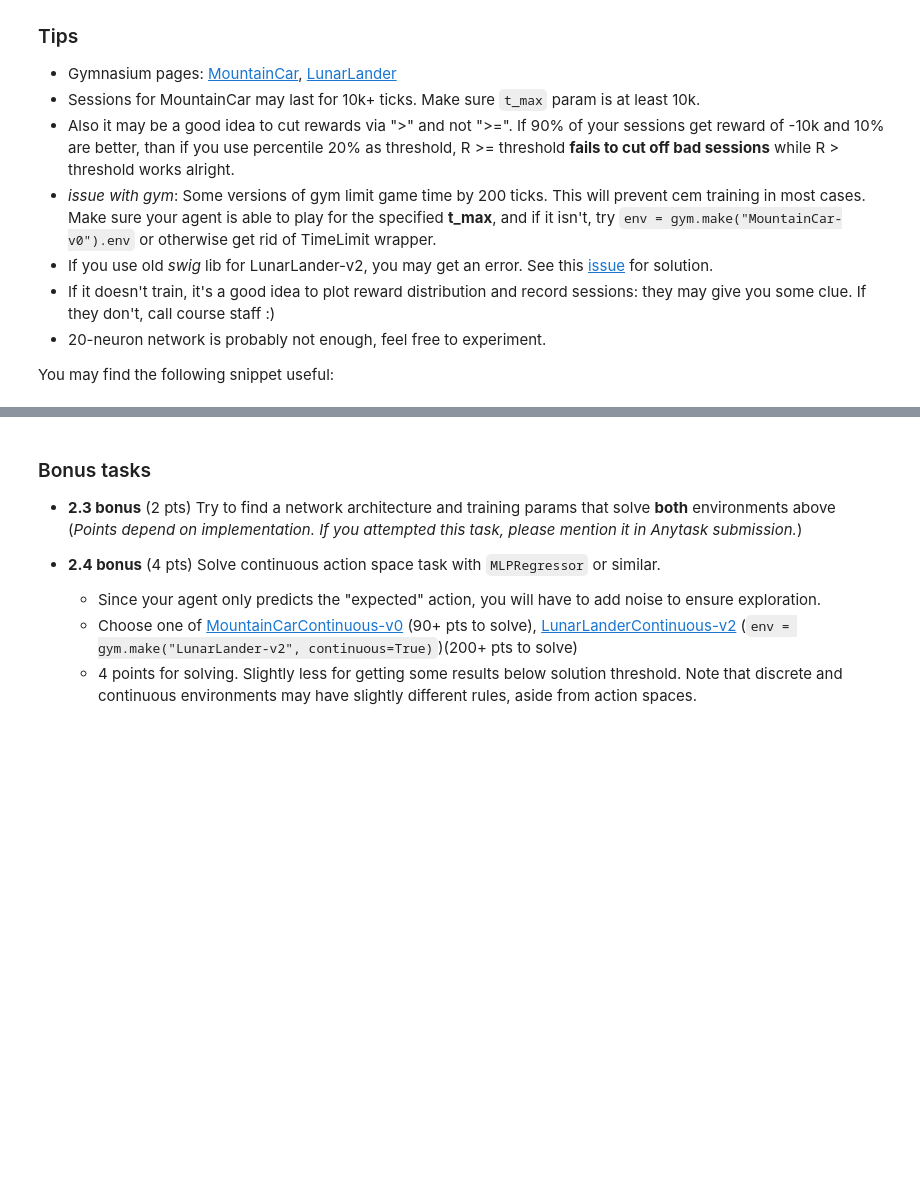
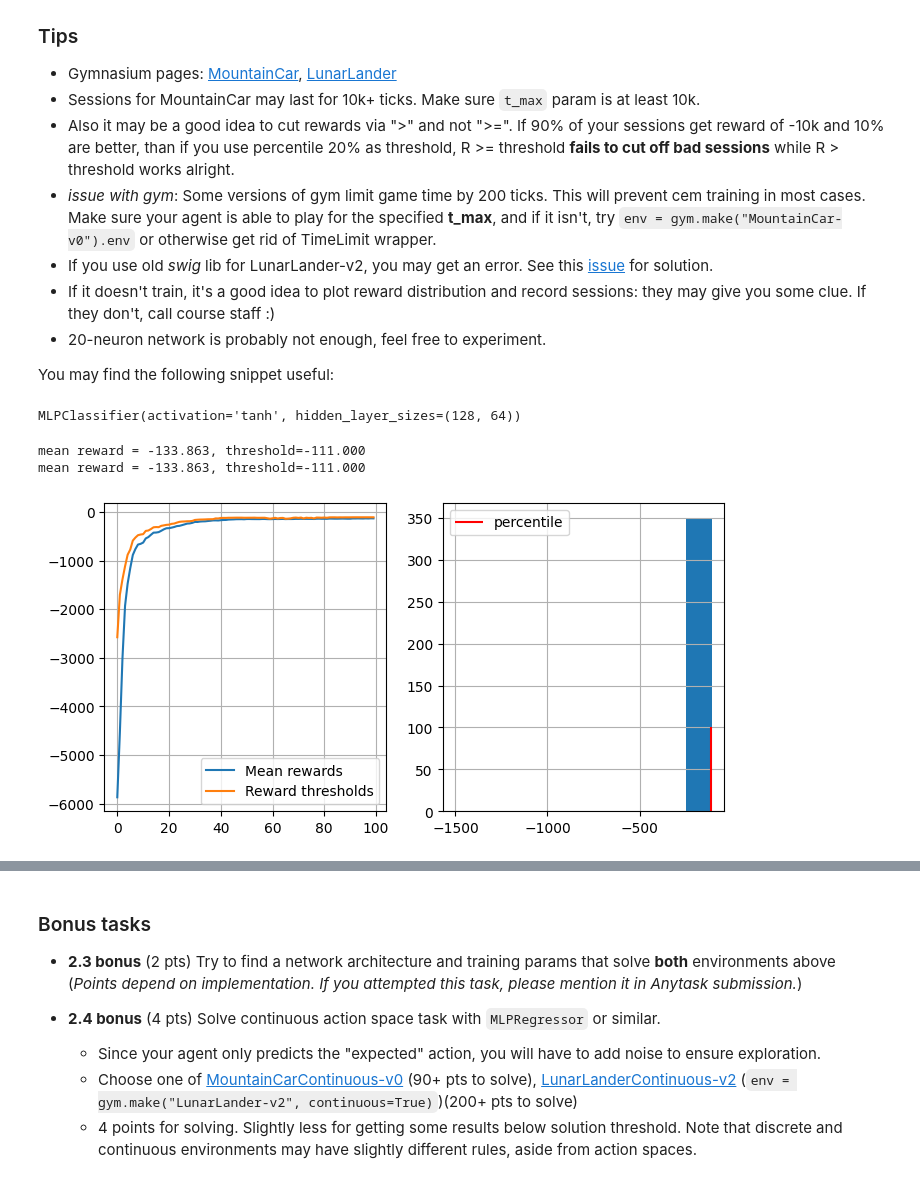
Before and after one commit to xaeliudzyh/ysda_Practical_RL, a Jupyter notebook: week01_intro/deep_crossentropy_method.ipynb, the cells around one changed output, grey strips where cells are left out. Drawn from its saved outputs; the diff is of its cells as text; code cells hidden in the pictures; blank space fills up the shorter version.

```diff
--- a/week01_intro/deep_crossentropy_method.ipynb
+++ b/week01_intro/deep_crossentropy_method.ipynb
@@ -346,0 +403,16 @@ You may find the following snippet useful:
+# %%
+
+env = gym.make("MountainCar-v0", render_mode="rgb_array").unwrapped
+
+env.reset()
+n_actions = env.action_space.n
+state_dim = env.observation_space.shape[0]
+agent = MLPClassifier(
+    hidden_layer_sizes=(128, 64),
+    activation="tanh",
+)
+
+# initialize agent to the dimension of state space and number of actions
+agent.partial_fit([env.reset()[0]] * n_actions, range(n_actions), classes = range(n_actions))
+# %% [output]
+MLPClassifier(activation='tanh', hidden_layer_sizes=(128, 64))
@@ -346,0 +493,26 @@ You may find the following snippet useful:
+# %%
+n_sessions = 350
+percentile = 85
+log = []
+
+for i in range(100):
+    # generate new sessions
+    sessions = [generate_session(env, agent, t_max = 11000) for _ in range(n_sessions)]
+
+    states_batch, actions_batch, rewards_batch = zip(*sessions)
+
+    elite_states, elite_actions = select_elites(states_batch, actions_batch, rewards_batch)
+
+    #<YOUR CODE: partial_fit agent to predict elite_actions(y) from elite_states(X)>
+    agent.partial_fit(elite_states, elite_actions)
+
+    show_progress(
+        rewards_batch, log, percentile, reward_range=[-1500, np.max(rewards_batch)]
+    )
+
+    if np.mean(rewards_batch) > -100:
+        print("You Win! You may stop training now via KeyboardInterrupt.")
+# %% [output]
+mean reward = -133.863, threshold=-111.000
+mean reward = -133.863, threshold=-111.000
+[figure, added]
```
Also changed, not shown: parts of 21 cells of this notebook, 2 other files.
